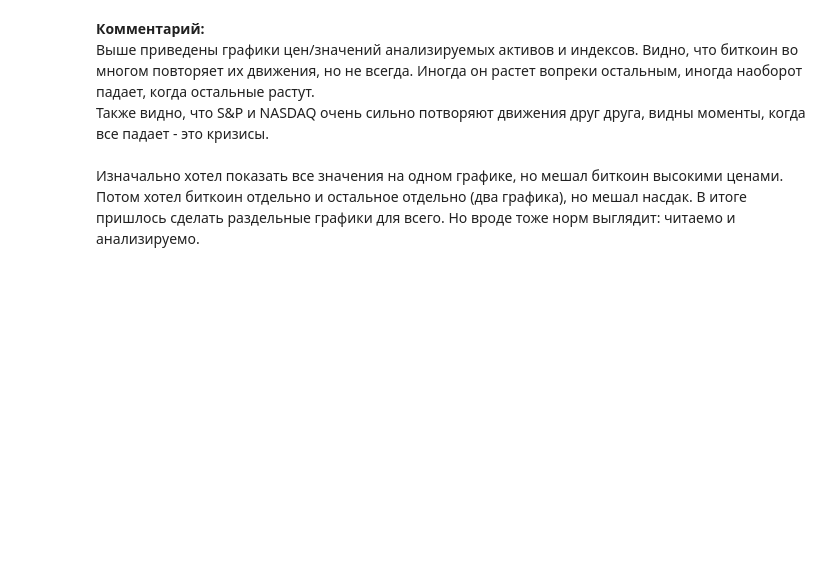
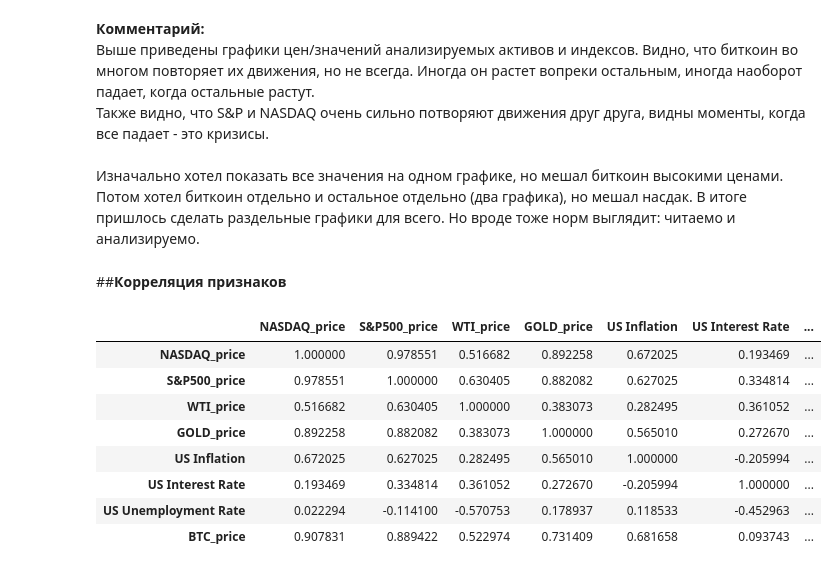
Before and after one commit to AntkhnDmtr/Andan_Project_Bitcoin, a Jupyter notebook: Проект_по_Андану.ipynb, the cells around one changed output. Saved outputs shown, nothing was run; the diff lists cells and outputs as text; code cells hidden in the pictures; blank space fills up the shorter version.

```diff
--- a/Проект_по_Андану.ipynb
+++ b/Проект_по_Андану.ipynb
@@ -809,3 +809,18 @@ for i, j, k in zip(['BTC_price', 'NASDAQ_price', 'S&P500_price', 'WTI_price', 'G
 Также видно, что S&P и NASDAQ очень сильно потворяют движения друг друга, видны моменты, когда все падает - это кризисы. \
 \
 Изначально хотел показать все значения на одном графике, но мешал биткоин высокими ценами. Потом хотел биткоин отдельно и остальное отдельно (два графика), но мешал насдак. В итоге пришлось сделать раздельные графики для всего. Но вроде тоже норм выглядит: читаемо и анализируемо.
+# %% [markdown]
+##**Корреляция признаков**
+# %%
+correlation = df.corr(numeric_only=True)
+correlation
+# %% [output]
+|  | NASDAQ_price | S&P500_price | WTI_price | GOLD_price | US Inflation | US Interest Rate | ... |
+| NASDAQ_price | 1.000000 | 0.978551 | 0.516682 | 0.892258 | 0.672025 | 0.193469 | ... |
+| S&P500_price | 0.978551 | 1.000000 | 0.630405 | 0.882082 | 0.627025 | 0.334814 | ... |
+| WTI_price | 0.516682 | 0.630405 | 1.000000 | 0.383073 | 0.282495 | 0.361052 | ... |
+| GOLD_price | 0.892258 | 0.882082 | 0.383073 | 1.000000 | 0.565010 | 0.272670 | ... |
+| US Inflation | 0.672025 | 0.627025 | 0.282495 | 0.565010 | 1.000000 | -0.205994 | ... |
+| US Interest Rate | 0.193469 | 0.334814 | 0.361052 | 0.272670 | -0.205994 | 1.000000 | ... |
+| US Unemployment Rate | 0.022294 | -0.114100 | -0.570753 | 0.178937 | 0.118533 | -0.452963 | ... |
+| BTC_price | 0.907831 | 0.889422 | 0.522974 | 0.731409 | 0.681658 | 0.093743 | ... |
```
Also changed, not shown: parts of 14 cells of this notebook.
